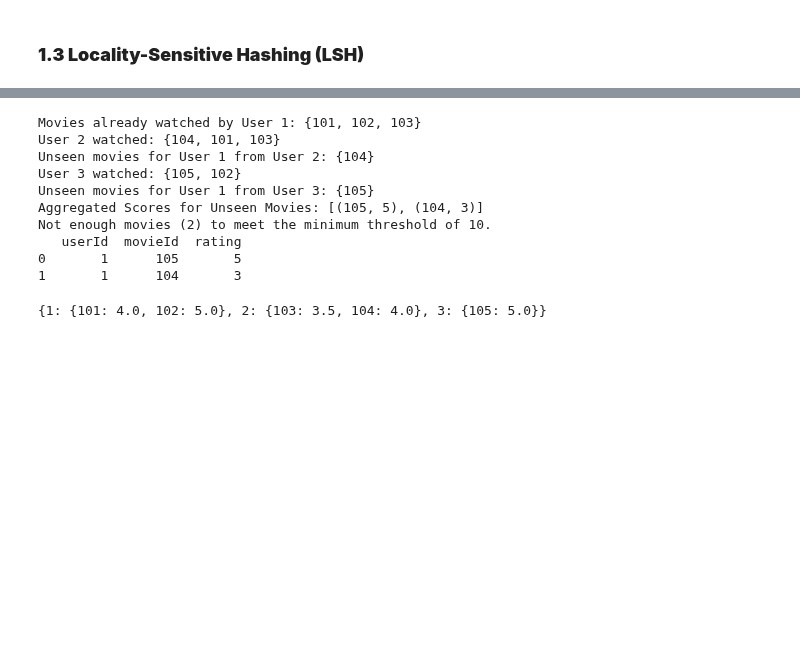
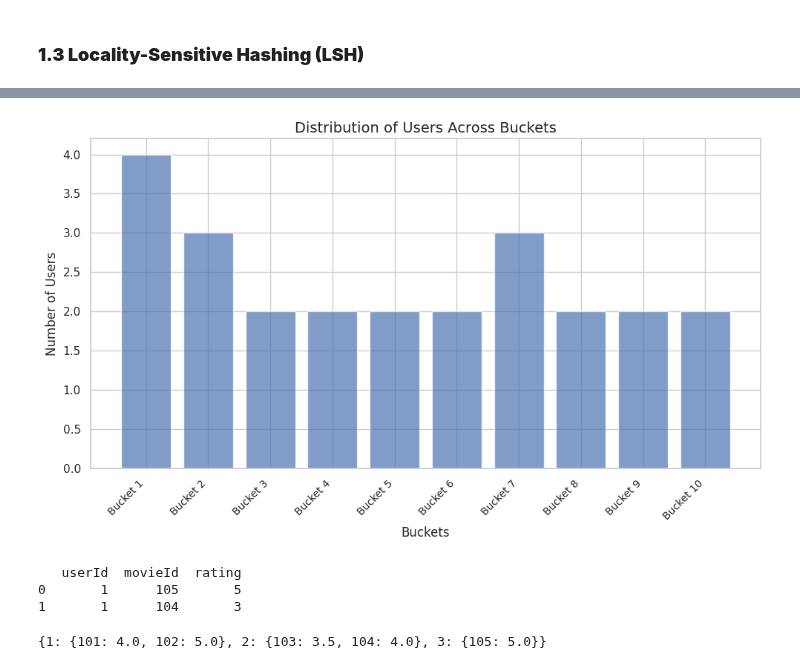
Before and after one commit to emanueleiacca/ADM-HW4, a Jupyter notebook: DataPreparation.ipynb, the cells around one changed output, grey strips where cells are left out. Saved outputs shown, nothing was run; the diff lists cells and outputs as text; code cells hidden in the pictures; blank space fills up the shorter version.

```diff
--- a/DataPreparation.ipynb
+++ b/DataPreparation.ipynb
@@ -1064,3 +1048,23 @@ set()
+# %%
+import matplotlib.pyplot as plt
+
+# Prepariamo i dati per l'istogramma
+bucket_sizes = [len(users) for users in buckets.values() if len(users) > 0]
+bucket_labels = [f"Bucket {i+1}" for i in range(len(bucket_sizes))]
+
+# Creazione dell'istogramma
+plt.figure(figsize=(10, 6))
+plt.bar(bucket_labels, bucket_sizes, alpha=0.7)
+plt.xlabel("Buckets", fontsize=12)
+plt.ylabel("Number of Users", fontsize=12)
+plt.title("Distribution of Users Across Buckets", fontsize=14)
+plt.xticks(rotation=45, ha="right", fontsize=10)
+plt.tight_layout()
+
+# Mostra il grafico
+plt.show()
+# %% [output]
+[figure, added]
 # %%
 def find_similar_users(candidate_pairs, user_movie_dict, target_user, k):
     """
@@ -1174,11 +1156,8 @@ def recommend_movies(user, similar_users, user_movie_dict, rating_dict, max_reco
     return pd.DataFrame(recommendations)
 # %%
-# Example Input
+# Input data
 user = 1
-similar_users = {
-    2: 2,  # User 2 has 2 common movies
-    3: 1   # User 3 has 1 common movie
-}
+similar_users = {2: 0.8, 3: 0.6}  # Users 2 and 3 are similar to User 1
 user_movie_dict = {
     1: {101, 102, 103},  # Movies watched by User 1
     2: {101, 103, 104},  # Movies watched by User 2
@@ -1189,17 +1168,12 @@ rating_dict = {
     3: {102: 4, 105: 5}
 }
 
-# Generate Recommendations
+# Generate recommendations
 recommendations_df = recommend_movies(user, similar_users, user_movie_dict, rating_dict, max_recommendations=5)
+
+# Output recommendations
 print(recommendations_df)
 # %% [output]
-Movies already watched by User 1: {101, 102, 103}
-User 2 watched: {104, 101, 103}
-Unseen movies for User 1 from User 2: {104}
-User 3 watched: {105, 102}
-Unseen movies for User 1 from User 3: {105}
-Aggregated Scores for Unseen Movies: [(105, 5), (104, 3)]
-Not enough movies (2) to meet the minimum threshold of 10.
    userId  movieId  rating
 0       1      105       5
 1       1      104       3
```
Also changed, not shown: parts of 3 cells of this notebook.
